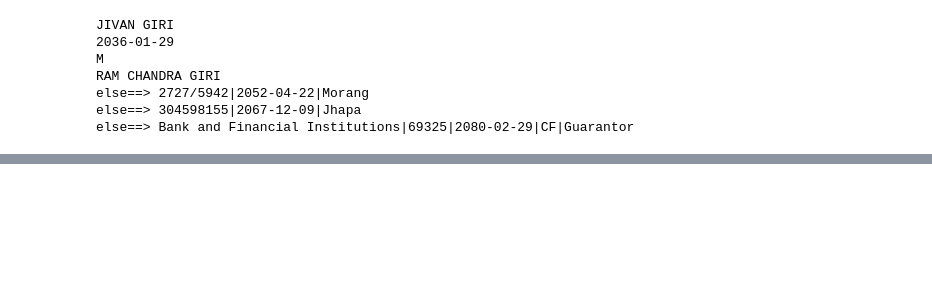
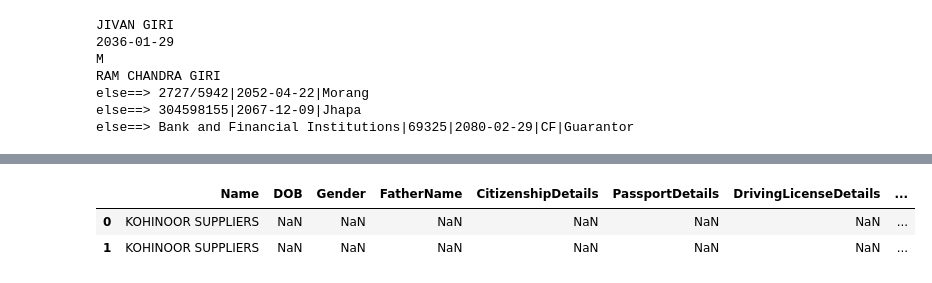
Before and after one commit to awesomeaayaan/prime_CIB_DELTA, a Jupyter notebook: t.ipynb, the cells around one changed output, grey strips where cells are left out. Saved outputs shown, nothing was run; the diff lists cells and outputs as text; code cells hidden in the pictures; blank space fills up the shorter version.

```diff
--- a/t.ipynb
+++ b/t.ipynb
@@ -401,0 +573,6 @@ df.head(20)
+# %%
+df
+# %% [output]
+|  | Name | DOB | Gender | FatherName | CitizenshipDetails | PassportDetails | DrivingLicenseDetails | ... |
+| 0 | KOHINOOR SUPPLIERS | NaN | NaN | NaN | NaN | NaN | NaN | ... |
+| 1 | KOHINOOR SUPPLIERS | NaN | NaN | NaN | NaN | NaN | NaN | ... |
```
Also changed, not shown: parts of 11 cells of this notebook, 4 other files.
